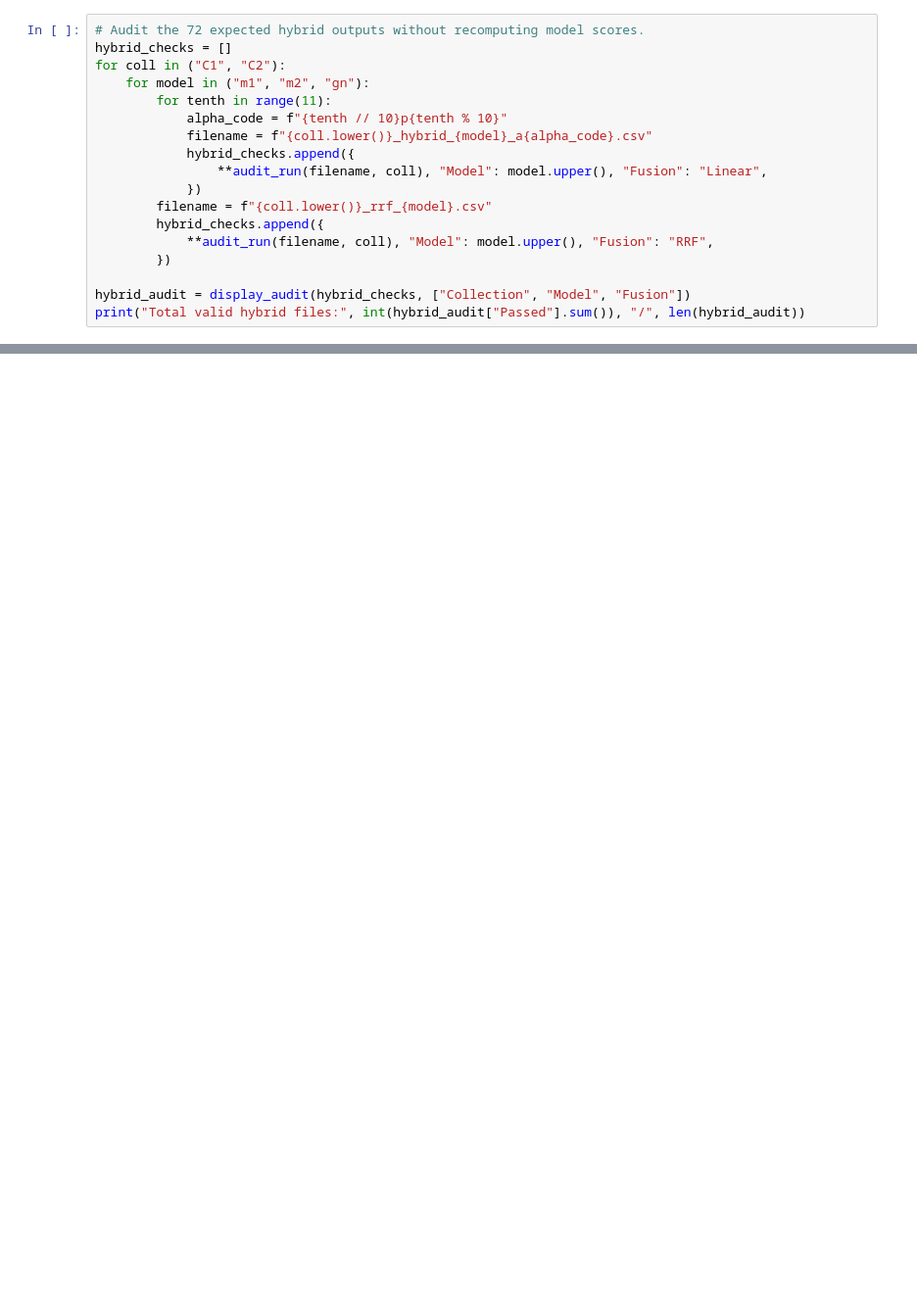
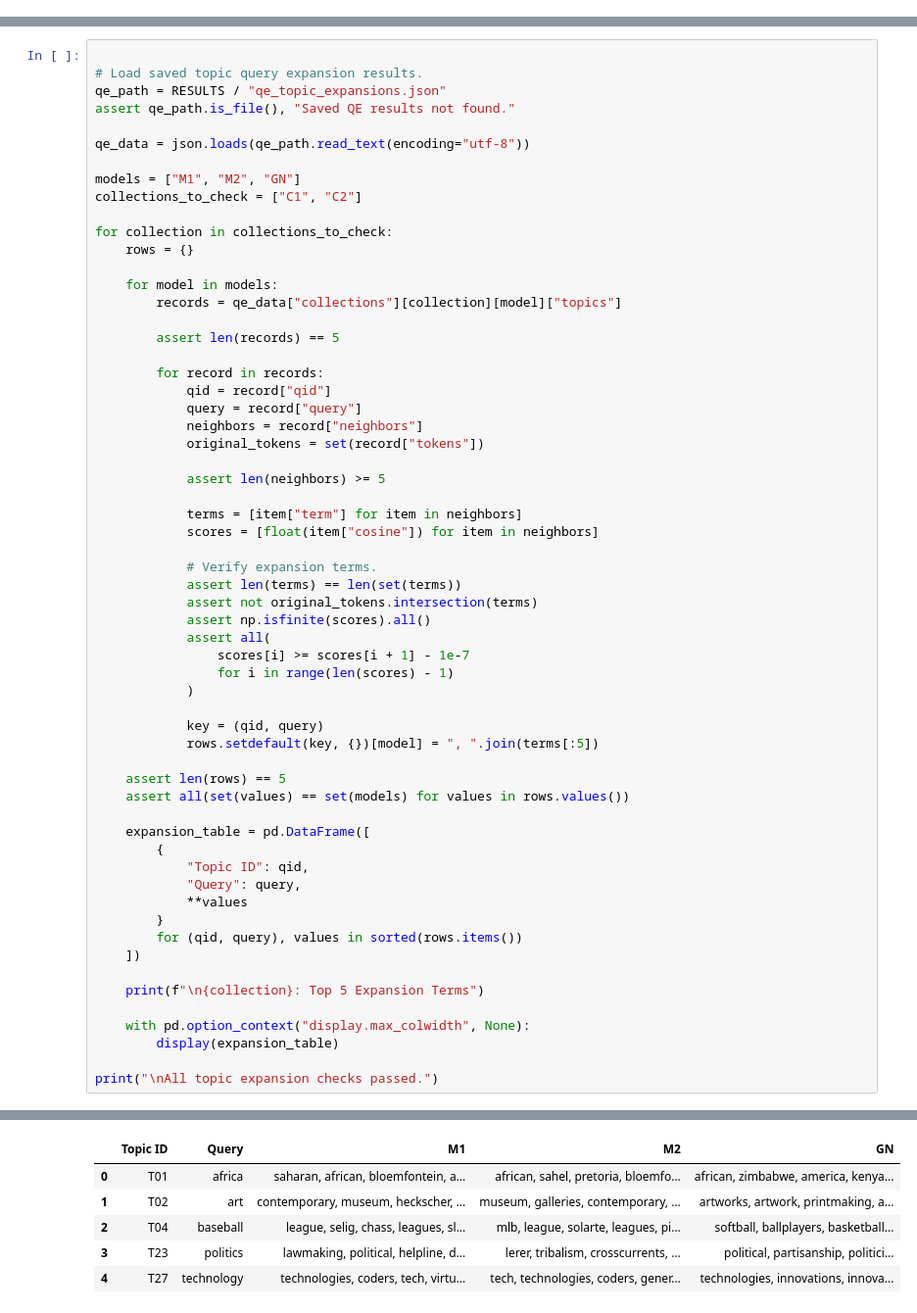
Before and after one commit to LanayaC/CS533_HW1, a Jupyter notebook: notes/03_retrieval_models.ipynb, the cells around one changed output, grey strips where cells are left out. Shown at 98% size. Saved outputs shown, nothing was run; the diff lists cells and outputs as text; blank space fills up the shorter version.

```diff
--- a/notes/03_retrieval_models.ipynb
+++ b/notes/03_retrieval_models.ipynb
@@ -561,18 +0,0 @@ We test **M1, M2, and GN** against BM25 on C1 and C2. This yields **66 linear-fu
-# %%
-# Audit the 72 expected hybrid outputs without recomputing model scores.
-hybrid_checks = []
-for coll in ("C1", "C2"):
-    for model in ("m1", "m2", "gn"):
-        for tenth in range(11):
-            alpha_code = f"{tenth // 10}p{tenth % 10}"
-            filename = f"{coll.lower()}_hybrid_{model}_a{alpha_code}.csv"
-            hybrid_checks.append({
-                **audit_run(filename, coll), "Model": model.upper(), "Fusion": "Linear",
-            })
-        filename = f"{coll.lower()}_rrf_{model}.csv"
-        hybrid_checks.append({
-            **audit_run(filename, coll), "Model": model.upper(), "Fusion": "RRF",
-        })
-
-hybrid_audit = display_audit(hybrid_checks, ["Collection", "Model", "Fusion"])
-print("Total valid hybrid files:", int(hybrid_audit["Passed"].sum()), "/", len(hybrid_audit))
@@ -757,0 +436,61 @@ This notebook checks the saved **four lexical**, **eight dense**, **36 query-exp
+# %%
+
+# Load saved topic query expansion results.
+qe_path = RESULTS / "qe_topic_expansions.json"
+assert qe_path.is_file(), "Saved QE results not found."
+
+qe_data = json.loads(qe_path.read_text(encoding="utf-8"))
+
+models = ["M1", "M2", "GN"]
+collections_to_check = ["C1", "C2"]
+
+for collection in collections_to_check:
+    rows = {}
+
+    for model in models:
+        records = qe_data["collections"][collection][model]["topics"]
+
+        assert len(records) == 5
+
+        for record in records:
+            qid = record["qid"]
+            query = record["query"]
+            neighbors = record["neighbors"]
+            original_tokens = set(record["tokens"])
+
+            assert len(neighbors) >= 5
+
+            terms = [item["term"] for item in neighbors]
+            scores = [float(item["cosine"]) for item in neighbors]
+
+            # Verify expansion terms.
+            assert len(terms) == len(set(terms))
+            assert not original_tokens.intersection(terms)
+            assert np.isfinite(scores).all()
+            assert all(
+                scores[i] >= scores[i + 1] - 1e-7
+                for i in range(len(scores) - 1)
+            )
+
+            key = (qid, query)
+            rows.setdefault(key, {})[model] = ", ".join(terms[:5])
+
+    assert len(rows) == 5
+    assert all(set(values) == set(models) for values in rows.values())
+
+    expansion_table = pd.DataFrame([
+        {
+            "Topic ID": qid,
+            "Query": query,
+            **values
+        }
+        for (qid, query), values in sorted(rows.items())
+    ])
+
+    print(f"\n{collection}: Top 5 Expansion Terms")
+
+    with pd.option_context("display.max_colwidth", None):
+        display(expansion_table)
+
+print("\nAll topic expansion checks passed.")
+# %% [output]
@@ -757,0 +498,6 @@ This notebook checks the saved **four lexical**, **eight dense**, **36 query-exp
+|  | Topic ID | Query | M1 | M2 | GN |
+| 0 | T01 | africa | saharan, african, bloemfontein, a... | african, sahel, pretoria, bloemfo... | african, zimbabwe, america, kenya... |
+| 1 | T02 | art | contemporary, museum, heckscher, ... | museum, galleries, contemporary, ... | artworks, artwork, printmaking, a... |
+| 2 | T04 | baseball | league, selig, chass, leagues, sl... | mlb, league, solarte, leagues, pi... | softball, ballplayers, basketball... |
+| 3 | T23 | politics | lawmaking, political, helpline, d... | lerer, tribalism, crosscurrents, ... | political, partisanship, politici... |
+| 4 | T27 | technology | technologies, coders, tech, virtu... | tech, technologies, coders, gener... | technologies, innovations, innova... |
```
Also changed, not shown: parts of 48 cells of this notebook, 3 other files.
